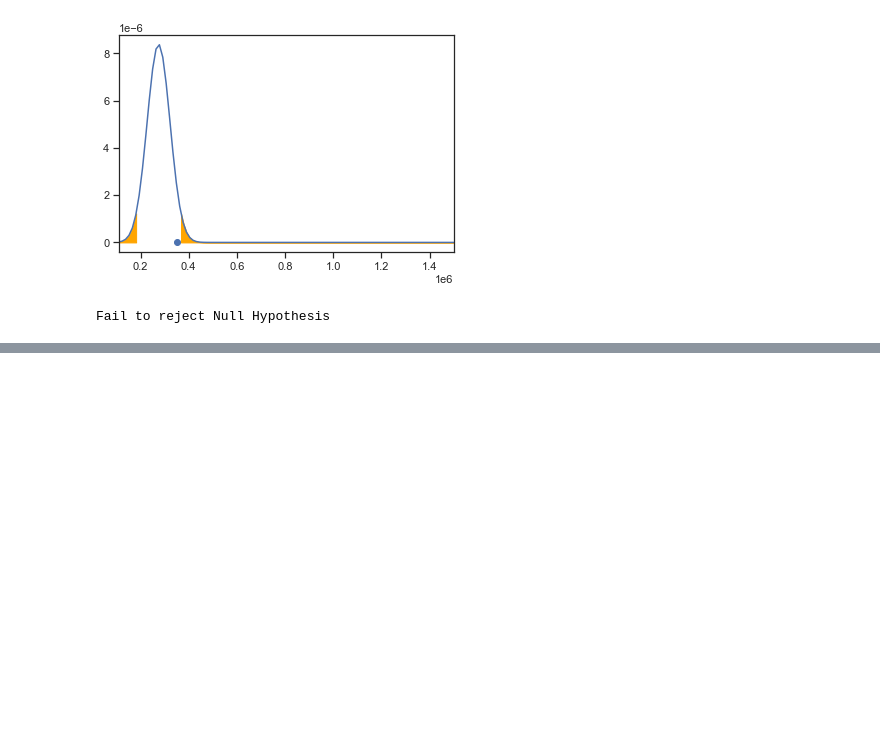
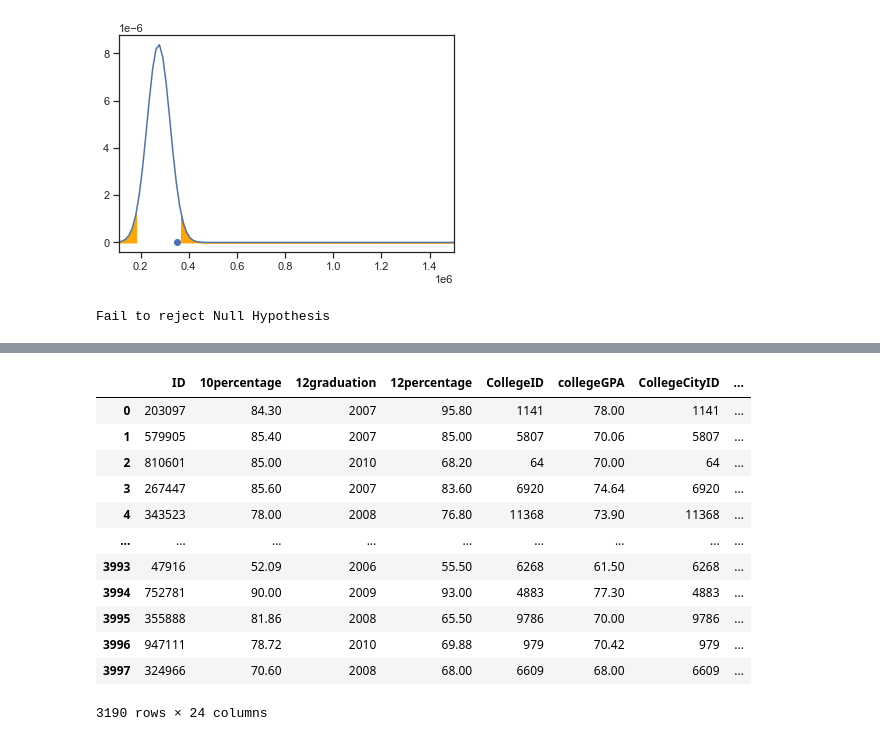
Before and after one commit to AdilGeelani/Innomatics_Internship_july_2022, a Jupyter notebook: innomatics_internship_july_2022/Data_analytics/Project 1/Project 1 (Exploratory Data Analysis).ipynb, the cells around one changed output, grey strips where cells are left out. Drawn from its saved outputs; the diff is of its cells as text; code cells hidden in the pictures; blank space fills up the shorter version.

```diff
--- a/innomatics_internship_july_2022/Data_analytics/Project 1/Project 1 (Exploratory Data Analysis).ipynb
+++ b/innomatics_internship_july_2022/Data_analytics/Project 1/Project 1 (Exploratory Data Analysis).ipynb
@@ -660,0 +884,18 @@ Fail to reject Null Hypothesis
+# %%
+x_num = x.select_dtypes(include=['int64', 'float64'])
+
+x_num
+# %% [output]
+|  | ID | 10percentage | 12graduation | 12percentage | CollegeID | collegeGPA | CollegeCityID | ... |
+| 0 | 203097 | 84.30 | 2007 | 95.80 | 1141 | 78.00 | 1141 | ... |
+| 1 | 579905 | 85.40 | 2007 | 85.00 | 5807 | 70.06 | 5807 | ... |
+| 2 | 810601 | 85.00 | 2010 | 68.20 | 64 | 70.00 | 64 | ... |
+| 3 | 267447 | 85.60 | 2007 | 83.60 | 6920 | 74.64 | 6920 | ... |
+| 4 | 343523 | 78.00 | 2008 | 76.80 | 11368 | 73.90 | 11368 | ... |
+| ... | ... | ... | ... | ... | ... | ... | ... | ... |
+| 3993 | 47916 | 52.09 | 2006 | 55.50 | 6268 | 61.50 | 6268 | ... |
+| 3994 | 752781 | 90.00 | 2009 | 93.00 | 4883 | 77.30 | 4883 | ... |
+| 3995 | 355888 | 81.86 | 2008 | 65.50 | 9786 | 70.00 | 9786 | ... |
+| 3996 | 947111 | 78.72 | 2010 | 69.88 | 979 | 70.42 | 979 | ... |
+| 3997 | 324966 | 70.60 | 2008 | 68.00 | 6609 | 68.00 | 6609 | ... |
+3190 rows × 24 columns
```
Also changed, not shown: parts of 54 cells of this notebook.
